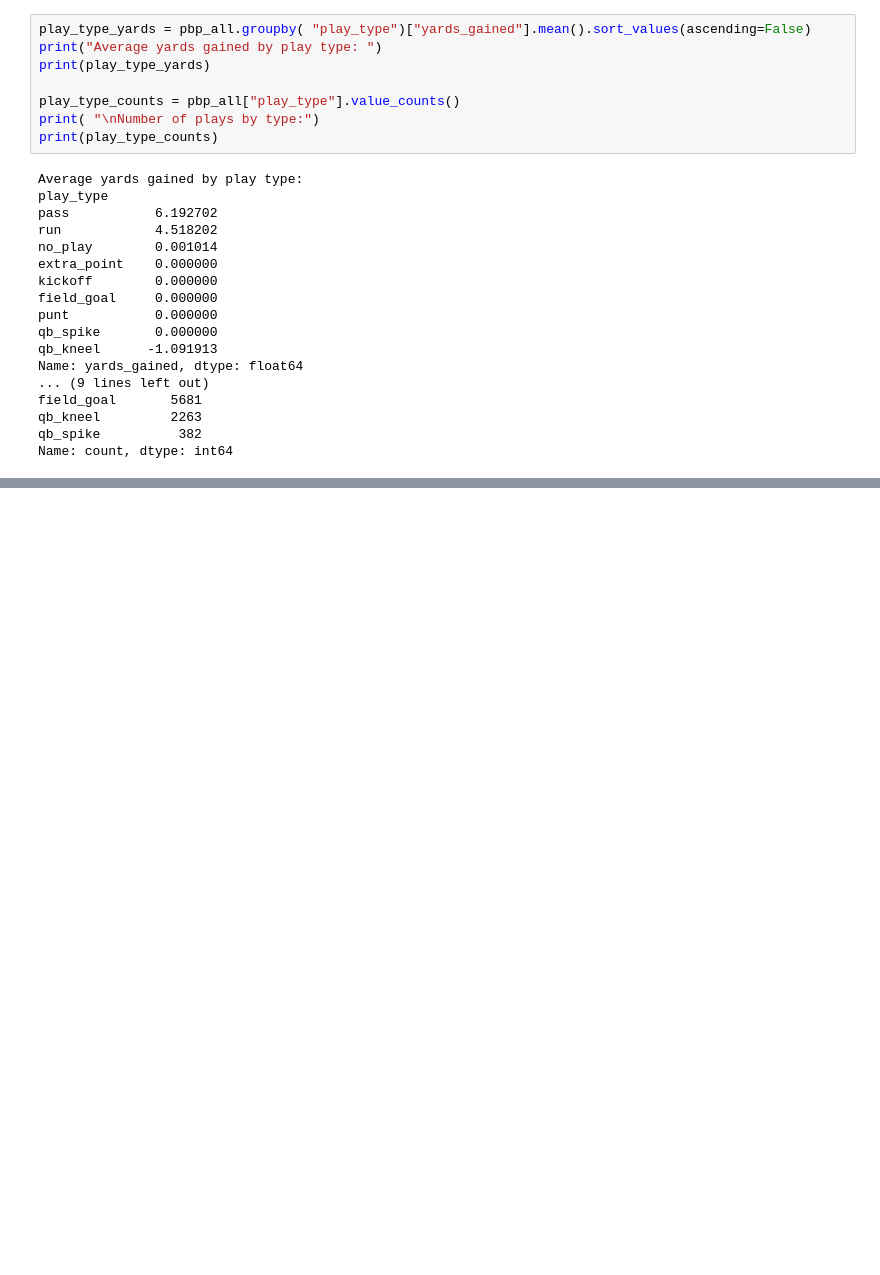
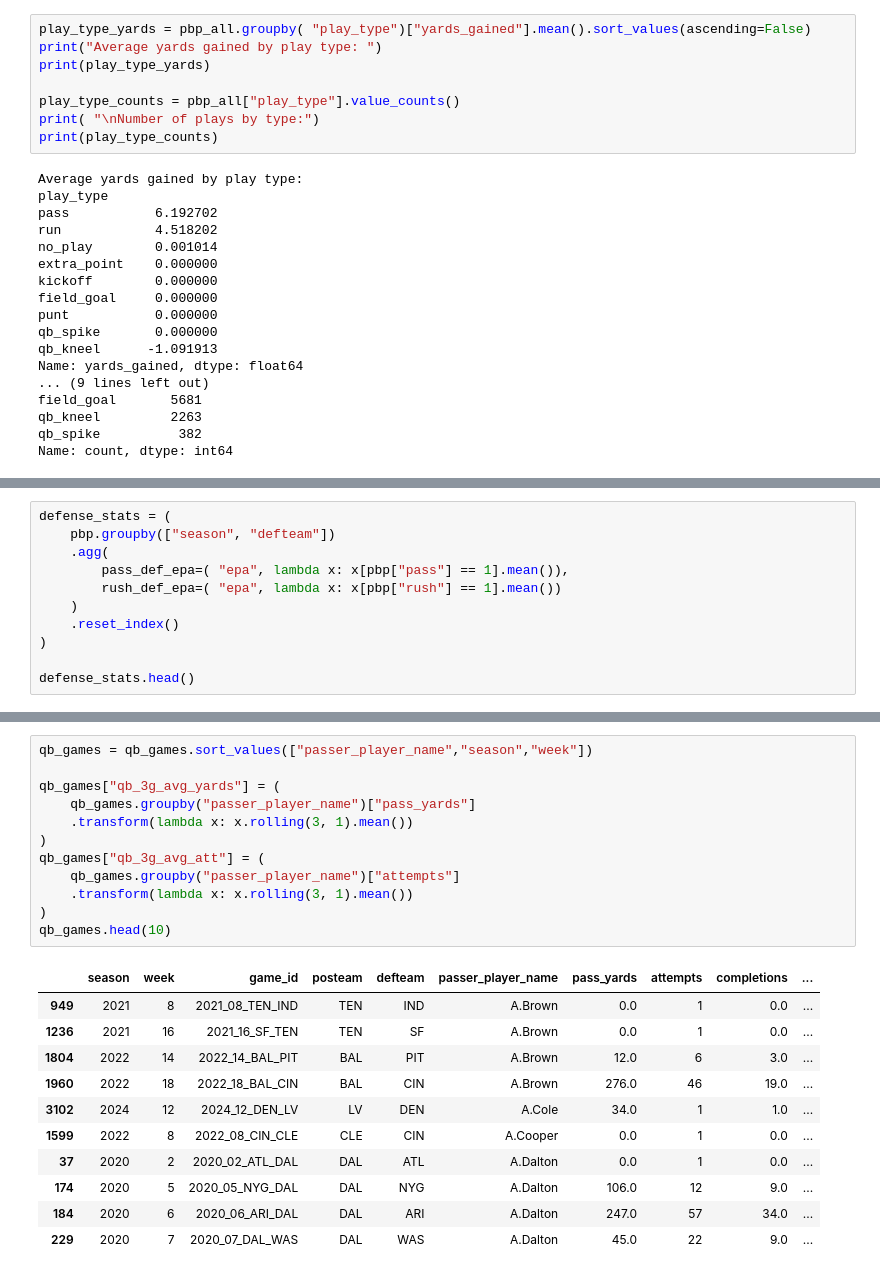
Before and after one commit to jayv1n00/nfl-props, a Jupyter notebook: day2_exploration.ipynb, the cells around one changed output, grey strips where cells are left out. Drawn from its saved outputs; the diff is of its cells as text; blank space fills up the shorter version.

```diff
--- a/day2_exploration.ipynb
+++ b/day2_exploration.ipynb
@@ -190,0 +265,11 @@ Name: count, dtype: int64
+# %%
+defense_stats = (
+    pbp.groupby(["season", "defteam"])
+    .agg(
+        pass_def_epa=( "epa", lambda x: x[pbp["pass"] == 1].mean()),
+        rush_def_epa=( "epa", lambda x: x[pbp["rush"] == 1].mean())
+    )
+    .reset_index()
+)
+
+defense_stats.head()
@@ -190,0 +334,24 @@ Name: count, dtype: int64
+# %%
+qb_games = qb_games.sort_values(["passer_player_name","season","week"])
+
+qb_games["qb_3g_avg_yards"] = (
+    qb_games.groupby("passer_player_name")["pass_yards"]
+    .transform(lambda x: x.rolling(3, 1).mean())
+)
+qb_games["qb_3g_avg_att"] = (
+    qb_games.groupby("passer_player_name")["attempts"]
+    .transform(lambda x: x.rolling(3, 1).mean())
+)
+qb_games.head(10)
+# %% [output]
+|  | season | week | game_id | posteam | defteam | passer_player_name | pass_yards | attempts | completions | ... |
+| 949 | 2021 | 8 | 2021_08_TEN_IND | TEN | IND | A.Brown | 0.0 | 1 | 0.0 | ... |
+| 1236 | 2021 | 16 | 2021_16_SF_TEN | TEN | SF | A.Brown | 0.0 | 1 | 0.0 | ... |
+| 1804 | 2022 | 14 | 2022_14_BAL_PIT | BAL | PIT | A.Brown | 12.0 | 6 | 3.0 | ... |
+| 1960 | 2022 | 18 | 2022_18_BAL_CIN | BAL | CIN | A.Brown | 276.0 | 46 | 19.0 | ... |
+| 3102 | 2024 | 12 | 2024_12_DEN_LV | LV | DEN | A.Cole | 34.0 | 1 | 1.0 | ... |
+| 1599 | 2022 | 8 | 2022_08_CIN_CLE | CLE | CIN | A.Cooper | 0.0 | 1 | 0.0 | ... |
+| 37 | 2020 | 2 | 2020_02_ATL_DAL | DAL | ATL | A.Dalton | 0.0 | 1 | 0.0 | ... |
+| 174 | 2020 | 5 | 2020_05_NYG_DAL | DAL | NYG | A.Dalton | 106.0 | 12 | 9.0 | ... |
+| 184 | 2020 | 6 | 2020_06_ARI_DAL | DAL | ARI | A.Dalton | 247.0 | 57 | 34.0 | ... |
+| 229 | 2020 | 7 | 2020_07_DAL_WAS | DAL | WAS | A.Dalton | 45.0 | 22 | 9.0 | ... |
```
Also changed, not shown: parts of 14 cells of this notebook.
